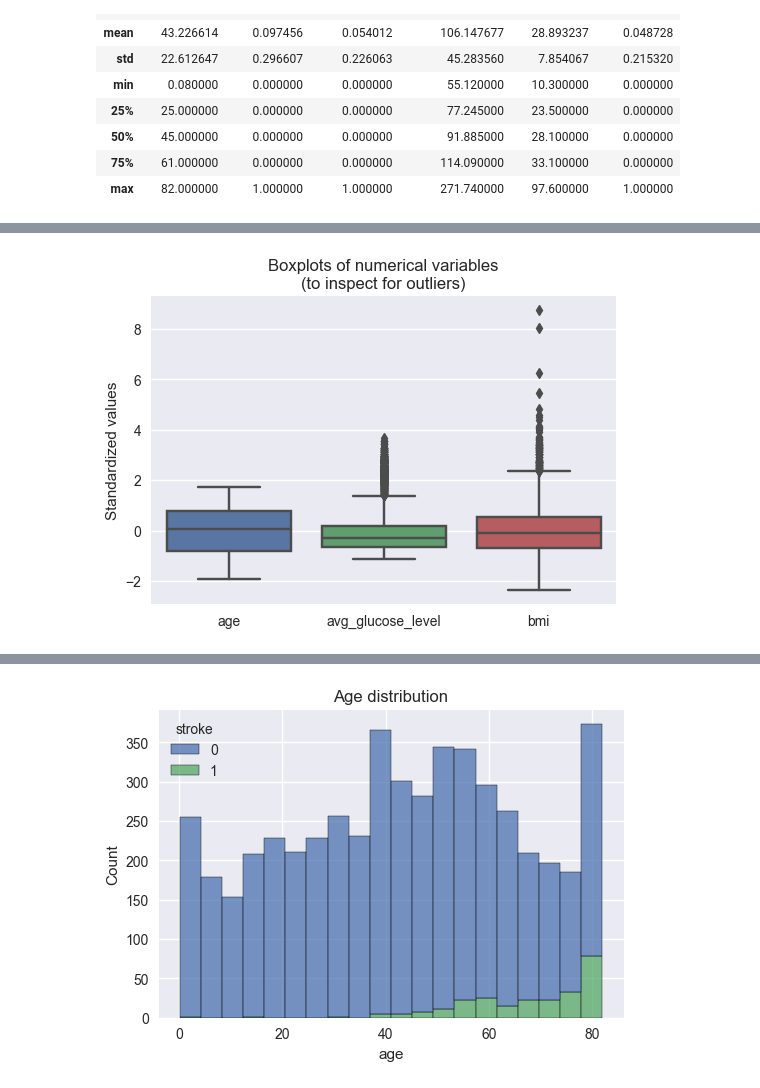
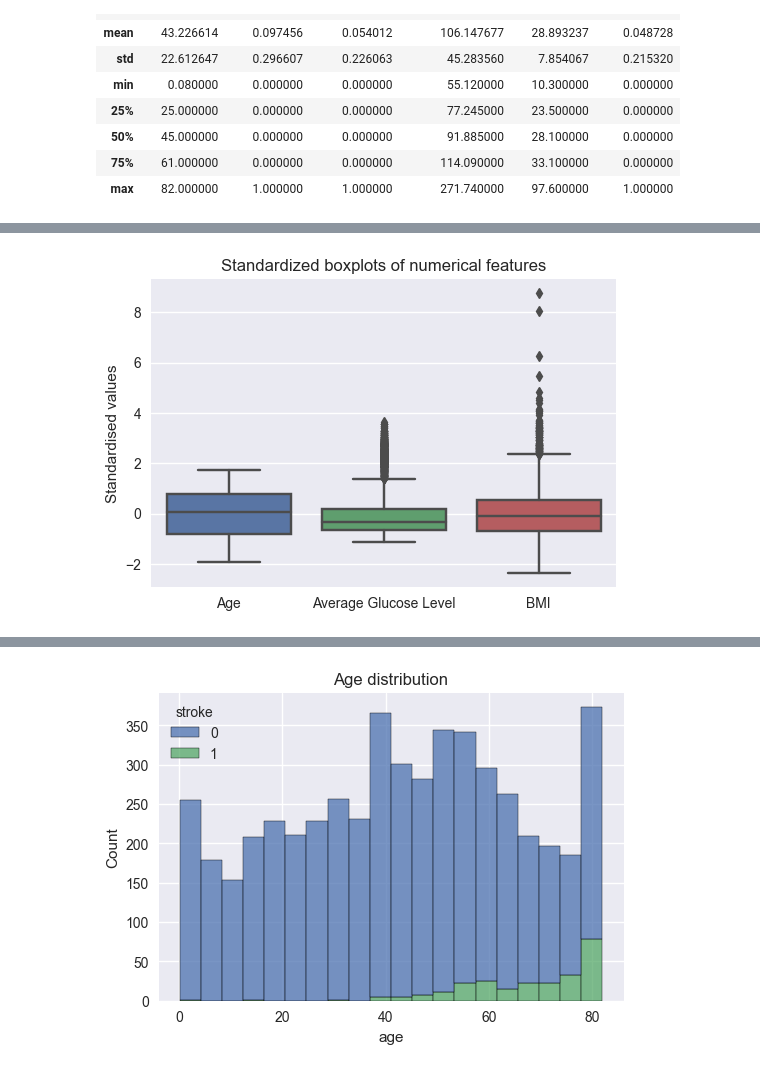
Before and after one commit to maxADeVisser/IDSS_PW3, a Jupyter notebook: data_preprocessing.ipynb, the cells around one changed output, grey strips where cells are left out. Drawn from its saved outputs; the diff is of its cells as text; code cells hidden in the pictures.

```diff
--- a/data_preprocessing.ipynb
+++ b/data_preprocessing.ipynb
@@ -49,3 +57,35 @@ Dataset statistics:
 | 50% | 45.000000 | 0.000000 | 0.000000 | 91.885000 | 28.100000 | 0.000000 |
 | 75% | 61.000000 | 0.000000 | 0.000000 | 114.090000 | 33.100000 | 0.000000 |
 | max | 82.000000 | 1.000000 | 1.000000 | 271.740000 | 97.600000 | 1.000000 |
+# %%
+fig, axs = plt.subplots(2, 3, figsize=(15, 10))
+df_raw.iloc[3116, 0] = "Female"
+sns.countplot(data=df_raw, x="gender", ax=axs[0, 0])
+axs[0,0].set_xlabel("Gender")
+axs[0,0].set_ylabel("")
+
+sns.countplot(data=df_raw, x="work_type", ax=axs[0, 1])
+axs[0,1].set_xlabel("Work Type")
+axs[0,1].set_xticks([0,1,2,3,4], ["Private", "Self-employed", "Govt Job", "Children", "Never worked"])
+axs[0,1].set_ylabel("")
+
+sns.countplot(data=df_raw, x="smoking_status", ax=axs[0, 2])
+axs[0,2].set_xlabel("Smoking Status")
+axs[0,2].set_xticks([0,1,2,3], ["Formerly smoked", "Never smoked", "Smokes", "Unknown"])
+axs[0,2].set_ylabel("")
+
+sns.countplot(data=df_raw, x="hypertension", ax=axs[1, 0])
+axs[1,0].set_xlabel("Hypertension")
+axs[1,0].set_ylabel("")
+
+sns.countplot(data=df_raw, x="heart_disease", ax=axs[1, 1])
+axs[1,1].set_xlabel("Heart Disease")
+axs[1,1].set_ylabel("")
+
+sns.countplot(data=df_raw, x="ever_married", ax=axs[1, 2])
+axs[1,2].set_xlabel("Ever married")
+axs[1,2].set_ylabel("")
+
+plt.tight_layout()
+plt.savefig("plots/feature_distribution.png")
+plt.show()
@@ -52,10 +94,11 @@ Dataset statistics:
 # %%
 plt.figure(figsize=(6, 4))
 scaler = StandardScaler() # first standardize the data to make the boxplots comparable
 ax = sns.boxplot(data=scaler.fit_transform(df_raw[['age', 'avg_glucose_level', 'bmi']]))
-ax.set_xticklabels(['age', 'avg_glucose_level', 'bmi'])
-plt.title("Boxplots of numerical variables\n(to inspect for outliers)")
-plt.ylabel("Standardized values")
+ax.set_xticklabels(['Age', 'Average Glucose Level', 'BMI'])
+plt.title("Standardized boxplots of numerical features")
+plt.ylabel("Standardised values")
+plt.savefig("plots/boxplots.png", dpi=300)
 plt.show()
 # %% [output]
-[figure, old version]
+[figure, new version]
```
Also changed, not shown: parts of 21 cells of this notebook, 1 other file.
